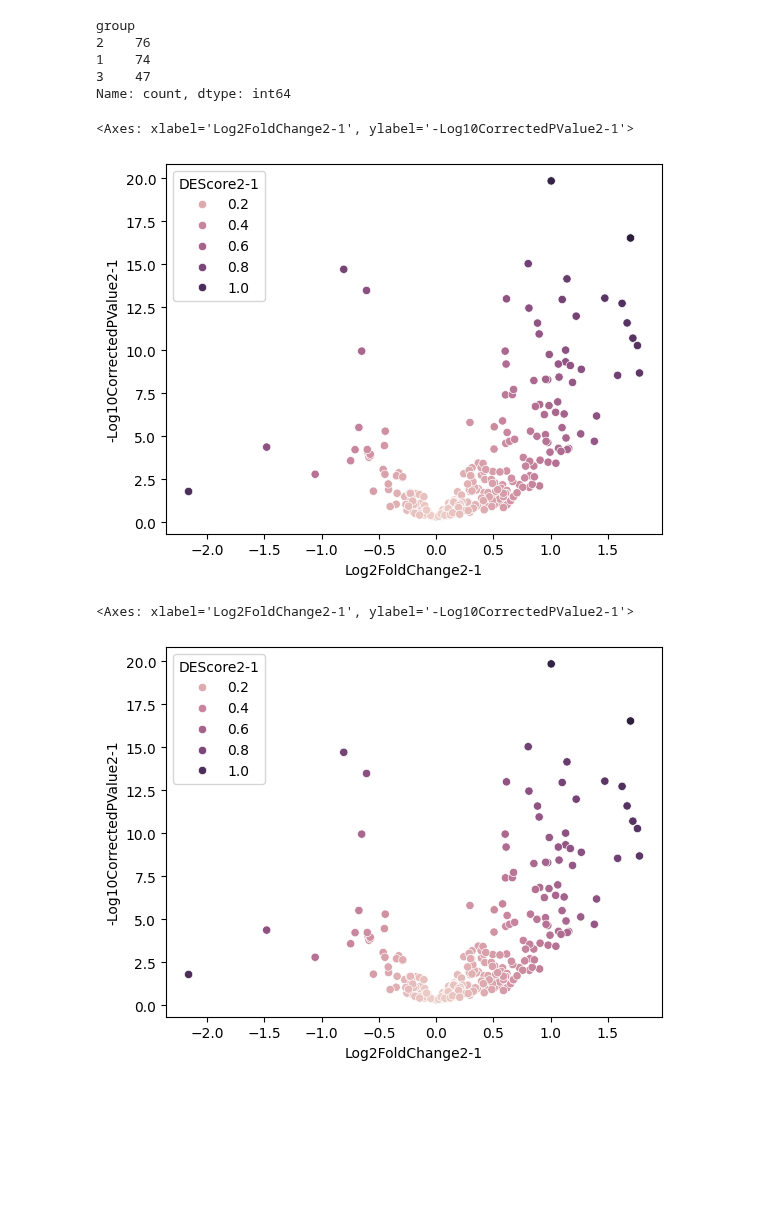
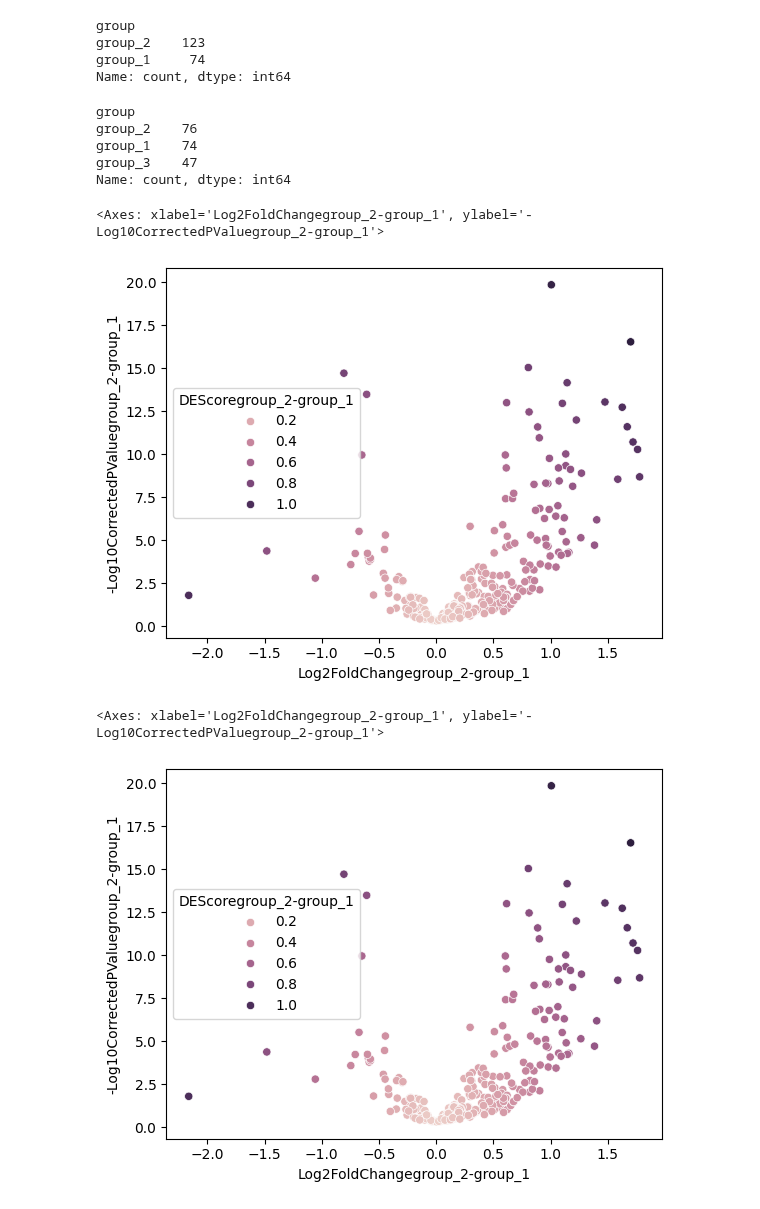
Before and after one commit to InfectionMedicineProteomics/DPKS, a Jupyter notebook: notebooks/differential_expression_fast_test_with_na.ipynb, the cells around one changed output. Drawn from its saved outputs; the diff is of its cells as text; code cells hidden in the pictures; blank space fills up the shorter version.

Commit message:
Notebook test for "group_1" and "group_2"

```diff
--- a/notebooks/differential_expression_fast_test_with_na.ipynb
+++ b/notebooks/differential_expression_fast_test_with_na.ipynb
@@ -11,15 +11,22 @@ design_matrix = pd.read_csv(
 )
 # %%
 design_matrix['group'] = design_matrix['group'].astype(str)
+design_matrix['group'] = "group_" + design_matrix['group']
+design_matrix['group'].value_counts()
+# %% [output]
+group
+group_2    123
+group_1     74
+Name: count, dtype: int64
 # %%
 design_matrix = design_matrix.sort_values('group').reset_index(drop=True)
-design_matrix.loc[150:, 'group'] = 3
+design_matrix.loc[150:, 'group'] = "group_3"
 design_matrix['group'].value_counts()
 # %% [output]
 group
-2    76
-1    74
-3    47
+group_2    76
+group_1    74
+group_3    47
 Name: count, dtype: int64
 # %%
 qm = QuantMatrix(
@@ -35,7 +42,7 @@ group_a = qm.get_samples(1)
 # %%
 fast_qm = qm.copy().compare(
     method="fast_ols",
-    comparison=("2", "1")
+    comparison=("group_2", "group_1")
 )
 # %%
 linregress_qm = qm.copy().compare(
@@ -45,22 +52,22 @@ linregress_qm = qm.copy().compare(
 # %%
 sns.scatterplot(
     data=fast_qm.row_annotations,
-    x="Log2FoldChange2-1",
-    y="-Log10CorrectedPValue2-1",
-    hue="DEScore2-1",
+    x="Log2FoldChangegroup_2-group_1",
+    y="-Log10CorrectedPValuegroup_2-group_1",
+    hue="DEScoregroup_2-group_1",
 )
 # %% [output]
-<Axes: xlabel='Log2FoldChange2-1', ylabel='-Log10CorrectedPValue2-1'>
+<Axes: xlabel='Log2FoldChangegroup_2-group_1', ylabel='-Log10CorrectedPValuegroup_2-group_1'>
-[figure, old version]
+[figure, new version]
 # %%
 sns.scatterplot(
     data=linregress_qm.row_annotations,
-    x="Log2FoldChange2-1",
-    y="-Log10CorrectedPValue2-1",
-    hue="DEScore2-1",
+    x="Log2FoldChangegroup_2-group_1",
+    y="-Log10CorrectedPValuegroup_2-group_1",
+    hue="DEScoregroup_2-group_1",
 )
 # %% [output]
-<Axes: xlabel='Log2FoldChange2-1', ylabel='-Log10CorrectedPValue2-1'>
+<Axes: xlabel='Log2FoldChangegroup_2-group_1', ylabel='-Log10CorrectedPValuegroup_2-group_1'>
-[figure, old version]
+[figure, new version]
 # %%
 sns.scatterplot(
```
Also changed, not shown: parts of 6 cells of this notebook.
